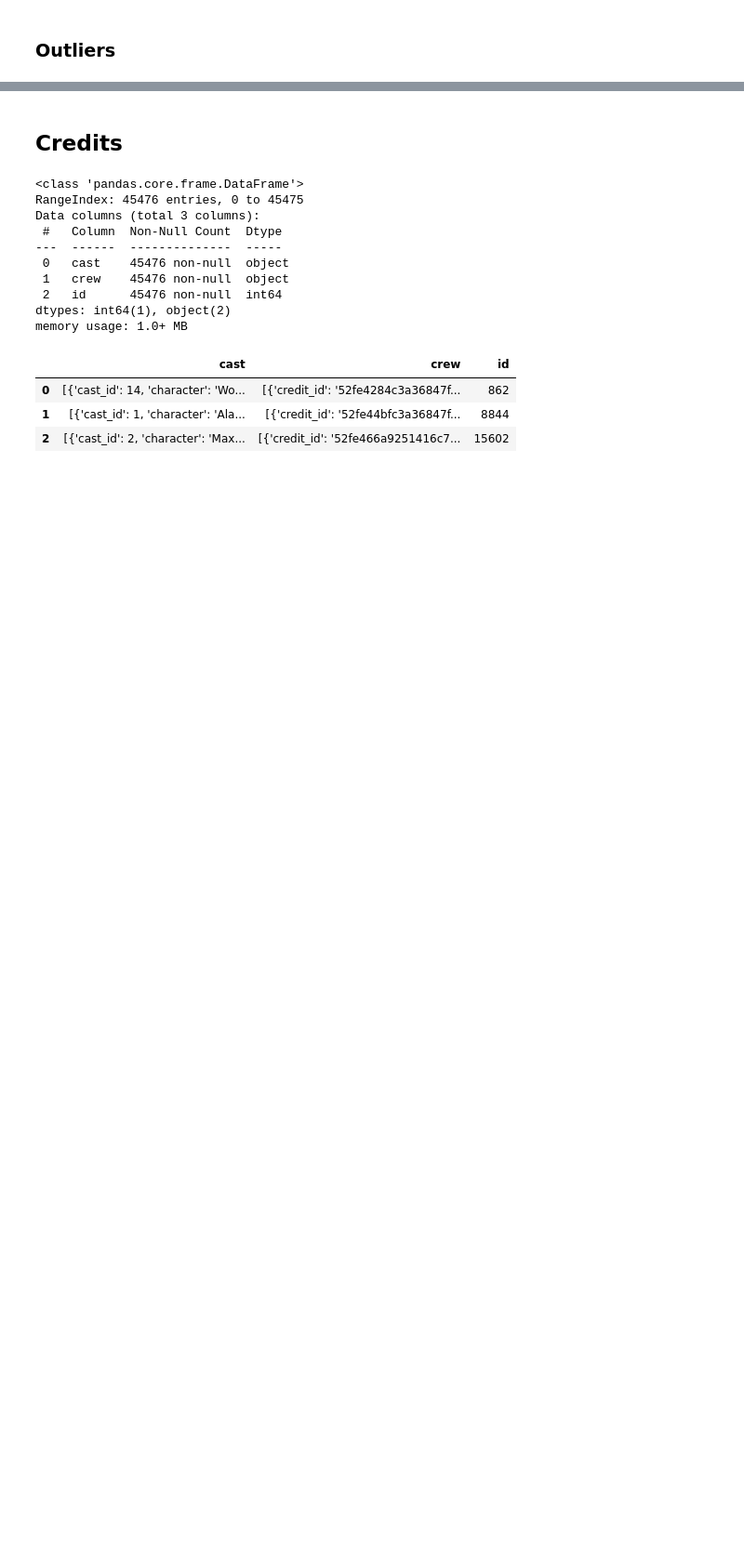
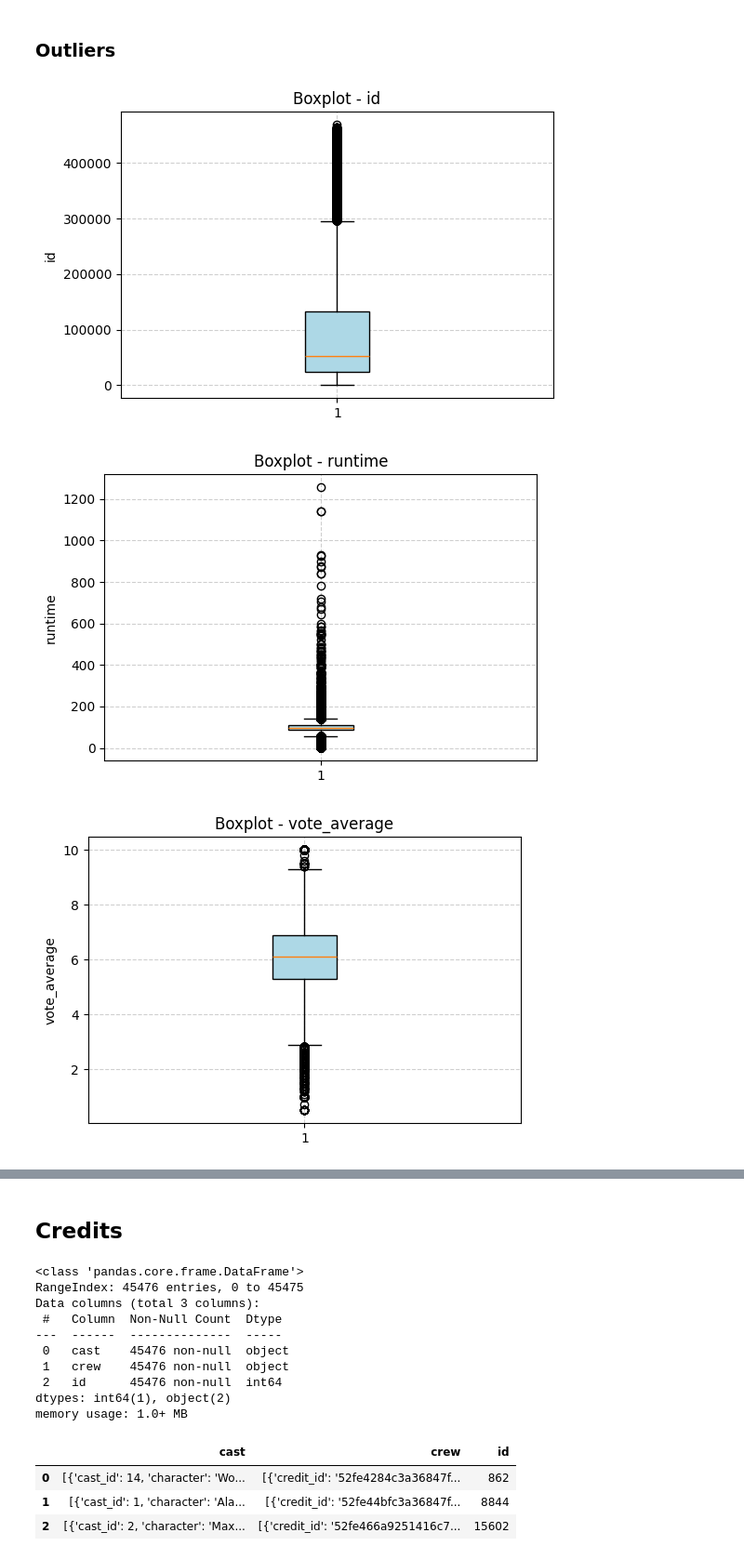
Before and after one commit to EduardoMunizFontelles/BigData, a Jupyter notebook: src/02_transformation.ipynb, the cells around one changed output, grey strips where cells are left out. Shown at 93% size. Drawn from its saved outputs; the diff is of its cells as text; code cells hidden in the pictures; blank space fills up the shorter version.

```diff
--- a/src/02_transformation.ipynb
+++ b/src/02_transformation.ipynb
@@ -188,2 +228,21 @@ movies.describe()
 # %% [markdown]
 ### Outliers
+# %%
+import matplotlib.pyplot as plt
+import pandas as pd
+
+# Seleciona apenas as colunas numéricas
+numeric_cols = movies.select_dtypes(include=['float64', 'int64']).columns
+
+# Gera um boxplot para cada coluna numérica
+for col in numeric_cols:
+    plt.figure(figsize=(6, 4))
+    plt.boxplot(movies[col].dropna(), patch_artist=True, boxprops=dict(facecolor='lightblue'))
+    plt.title(f'Boxplot - {col}', fontsize=12)
+    plt.ylabel(col)
+    plt.grid(True, linestyle='--', alpha=0.6)
+    plt.show()
+# %% [output]
+[figure, added]
+[figure, added]
+[figure, added]
```
Also changed, not shown: parts of 60 cells of this notebook, 1 other file.
